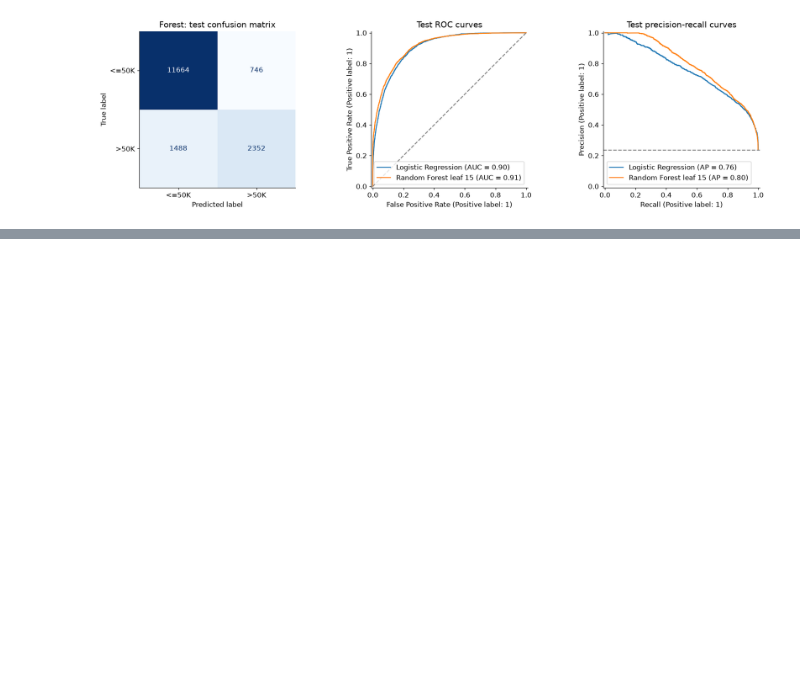
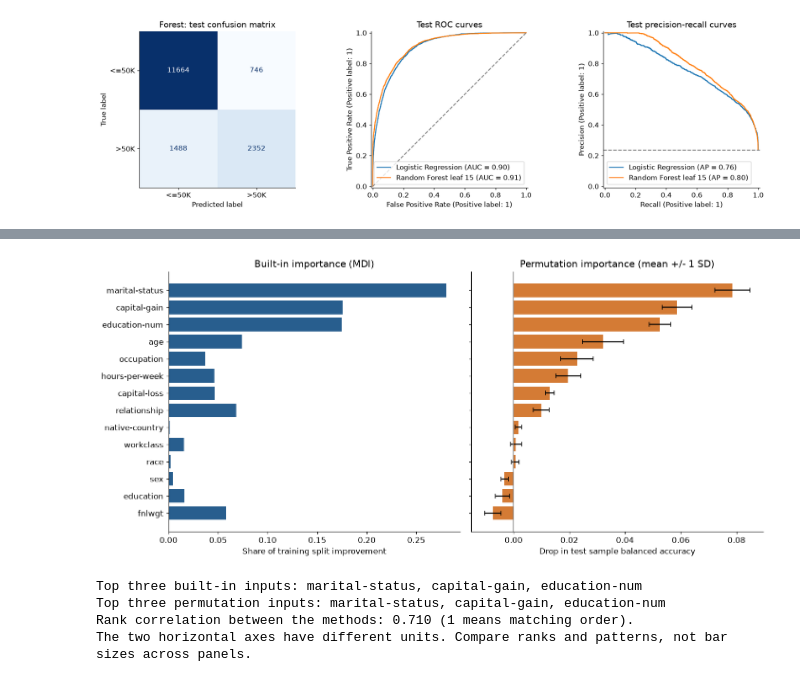
Before and after one commit to vishnu-tharan/Data_Science_2021ICT106, a Jupyter notebook: Project_09_2021ICT106.ipynb, the cells around one changed output, grey strips where cells are left out. Cells and saved outputs as stored; diff of their text form; code cells hidden in the pictures; blank space fills up the shorter version.

Commit message:
Compare feature importance

```diff
--- a/Project_09_2021ICT106.ipynb
+++ b/Project_09_2021ICT106.ipynb
@@ -387,0 +395,15 @@ Its ROC-AUC difference from Logistic Regression is +0.0095. This is an observed
+# %%
+def grouped_mdi(pipeline, num_cols, cat_cols):
+    prep = pipeline.named_steps['prepare']
+    importance = pipeline.named_steps['model'].feature_importances_
+    owners = list(num_cols)
+    encoder = prep.named_transformers_['cat'].named_steps['encode']
+    for name, categories in zip(cat_cols, encoder.categories_):
+        owners.extend([name] * len(categories))
+    assert len(owners) == len(importance)
+    result = pd.Series(importance).groupby(pd.Series(owners), sort=False).sum()
+    assert np.isclose(result.sum(), 1)
+    return result
+
+mdi = grouped_mdi(forest, numeric, categorical).reindex(features)
+display(mdi.sort_values(ascending=False).rename('Built-in importance').to_frame().round(5))
@@ -387,0 +437,37 @@ Its ROC-AUC difference from Logistic Regression is +0.0095. This is an observed
+# %%
+sample_idx = np.random.default_rng(SEED).choice(len(X_test), min(PERM_ROWS, len(X_test)), replace=False)
+Xp, yp = X_test.iloc[sample_idx], y_test.iloc[sample_idx]
+perm = permutation_importance(forest, Xp, yp, n_repeats=REPEATS, random_state=SEED,
+                              scoring={'balanced_accuracy': 'balanced_accuracy', 'roc_auc': 'roc_auc'}, n_jobs=1)
+comparison = pd.DataFrame({'feature': features, 'mdi': mdi.to_numpy(),
+                           'permutation_mean': perm['balanced_accuracy'].importances_mean,
+                           'permutation_std': perm['balanced_accuracy'].importances_std,
+                           'permutation_auc_mean': perm['roc_auc'].importances_mean,
+                           'permutation_auc_std': perm['roc_auc'].importances_std})
+comparison['mdi_rank'] = comparison['mdi'].rank(ascending=False, method='min').astype(int)
+comparison['permutation_rank'] = comparison['permutation_mean'].rank(ascending=False, method='min').astype(int)
+comparison['rank_difference'] = comparison['mdi_rank'] - comparison['permutation_rank']
+comparison.to_csv(ROOT / 'results/importance_comparison.csv', index=False)
+pd.DataFrame(perm['balanced_accuracy'].importances.T, columns=features).to_csv(
+    ROOT / 'results/permutation_repeats_balanced_accuracy.csv', index=False)
+display(comparison.sort_values('permutation_rank').round(5))
+
+ordered = comparison.sort_values('permutation_mean')
+fig, axes = plt.subplots(1, 2, figsize=(13, 6), sharey=True)
+axes[0].barh(ordered['feature'], ordered['mdi'], color='#285E8E')
+axes[0].set(xlabel='Share of training split improvement', title='Built-in importance (MDI)')
+axes[1].barh(ordered['feature'], ordered['permutation_mean'], xerr=ordered['permutation_std'],
+             color='#D47B35', capsize=3)
+axes[1].axvline(0, color='grey', linewidth=1)
+axes[1].set(xlabel='Drop in test sample balanced accuracy', title='Permutation importance (mean +/- 1 SD)')
+fig.tight_layout()
+save_chart('03_importance_comparison')
+
+top_mdi = comparison.nlargest(3, 'mdi')['feature'].tolist()
+top_perm = comparison.nlargest(3, 'permutation_mean')['feature'].tolist()
+rank_agreement = comparison['mdi'].rank().corr(comparison['permutation_mean'].rank())
+print('Top three built-in inputs:', ', '.join(top_mdi))
+print('Top three permutation inputs:', ', '.join(top_perm))
+print(f'Rank correlation between the methods: {rank_agreement:.3f} (1 means matching order).')
+print('The two horizontal axes have different units. Compare ranks and patterns, not bar sizes across panels.')
+# %% [output]
@@ -387,0 +489,5 @@ Its ROC-AUC difference from Logistic Regression is +0.0095. This is an observed
+[figure, added]
+Top three built-in inputs: marital-status, capital-gain, education-num
+Top three permutation inputs: marital-status, capital-gain, education-num
+Rank correlation between the methods: 0.710 (1 means matching order).
+The two horizontal axes have different units. Compare ranks and patterns, not bar sizes across panels.
```
Also changed, not shown: parts of 9 cells of this notebook, 5 other files.
